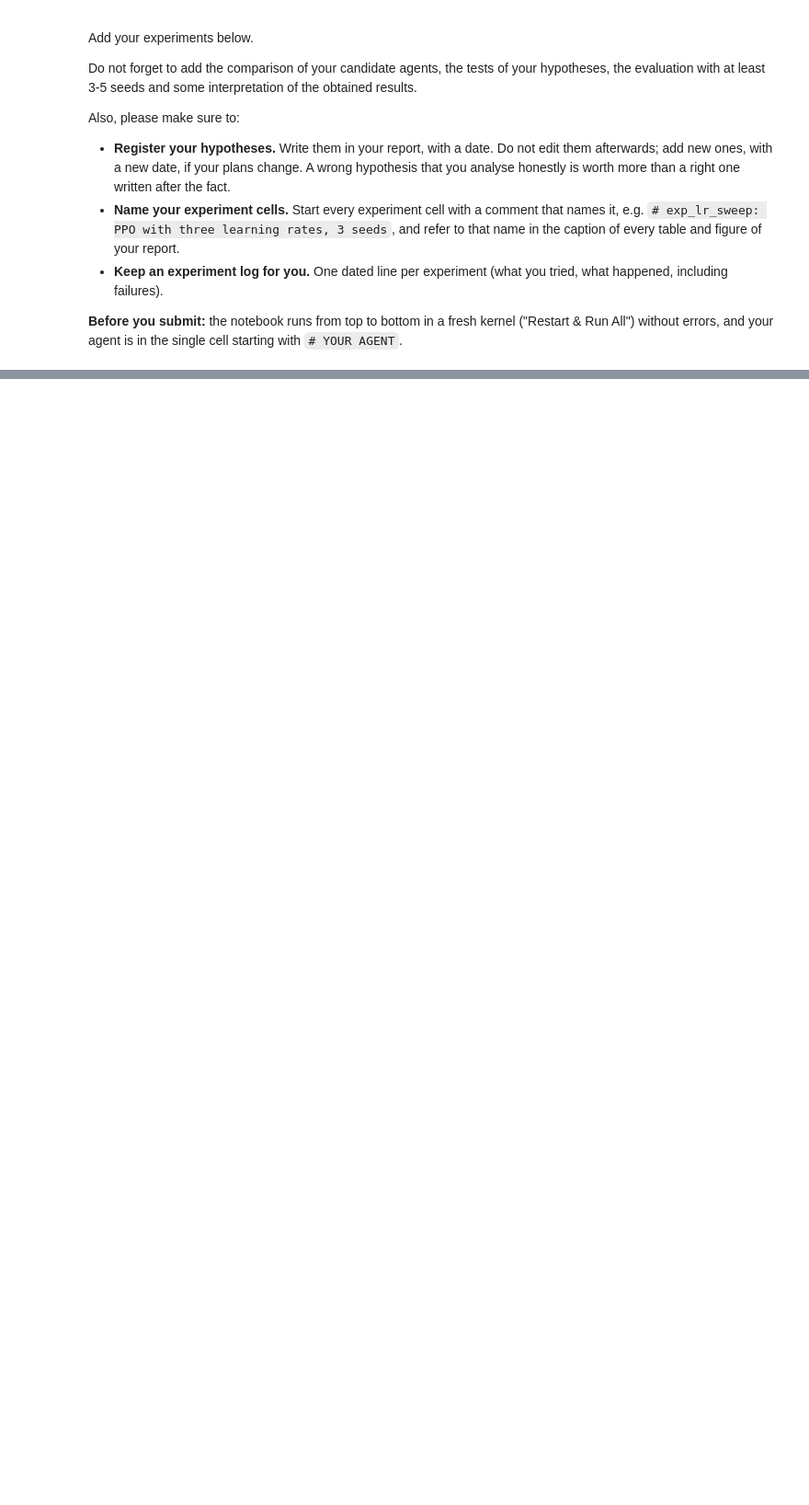
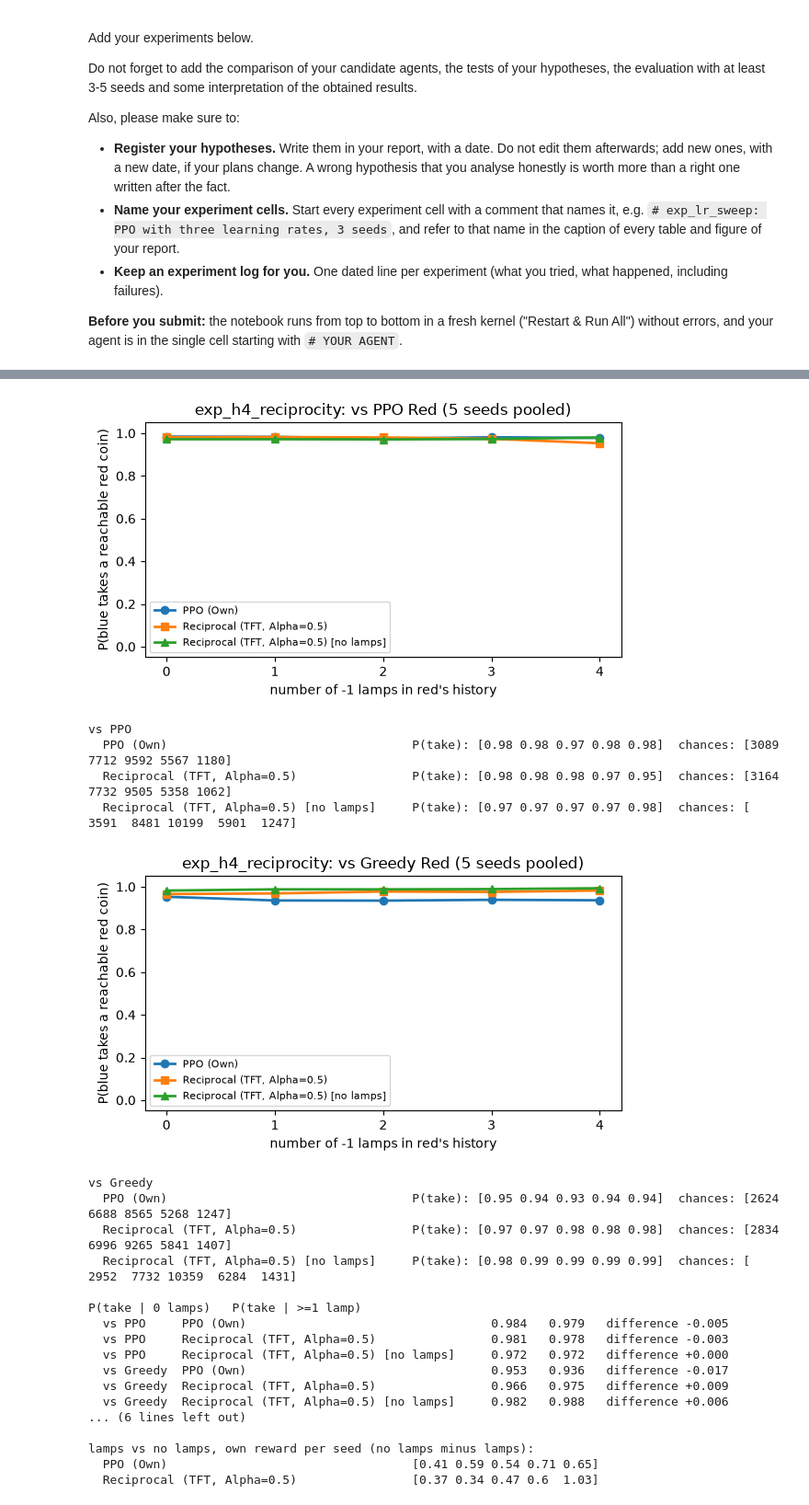
Before and after one commit to Bartva1/assignment1, a Jupyter notebook: Assignment1-baseline.ipynb, the cells around one changed output, grey strips where cells are left out. Shown at 92% size. Saved outputs shown, nothing was run; the diff lists cells and outputs as text; code cells hidden in the pictures; blank space fills up the shorter version.

```diff
--- a/Assignment1-baseline.ipynb
+++ b/Assignment1-baseline.ipynb
@@ -1133,0 +1247,54 @@ Reciprocal (TFT, Alpha=0.5)      blue takes red coin/ep:  5.28 | own-colour shar
+# %%
+# exp_h4_reciprocity: does Blue's P(take reachable red coin) depend on Red's -1 lamps?
+compare = ['PPO (Own)', tft, f'{tft} [no lamps]']
+for red in ['PPO', 'Greedy']:
+    curves = {a: pooled_reciprocity(store, a, red) for a in compare}
+    plot_reciprocity_curves(curves, f'exp_h4_reciprocity: vs {red} Red (5 seeds pooled)')
+    print(f'\nvs {red}')
+    for a, (p, n) in curves.items():
+        print(f'  {a:42s} P(take): {np.round(p, 2)}  chances: {n.astype(int)}')
+
+# the comparison H4 states: P(take | no -1 lamps) vs P(take | at least one -1 lamp)
+def p_split(agent, red):
+    p, n = pooled_reciprocity(store, agent, red)
+    takes = p * n
+    return takes[0] / n[0], takes[1:].sum() / n[1:].sum()
+
+print('\nP(take | 0 lamps)   P(take | >=1 lamp)')
+for red in ['PPO', 'Greedy']:
+    for a in compare:
+        p0, p1 = p_split(a, red)
+        print(f'  vs {red:7s} {a:42s} {p0:.3f}   {p1:.3f}   difference {p1 - p0:+.3f}')
+
+print('\nblue restraint (own-colour share of pickups), dev pool, mean over seeds:')
+for a in ['PPO (Own)', 'PPO (Welfare)', tft, f'{tft} [no lamps]']:
+    print(f'  {a:42s}', {red: round(float(dev[a][red]["own_share_blue"].mean()), 2) for red in dev[a]})
+
+print('\nlamps vs no lamps, own reward per seed (no lamps minus lamps):')
+for with_l, without_l in [('PPO (Own)', 'PPO (Own) [no lamps]'), (tft, f'{tft} [no lamps]')]:
+    d = pool_scores(dev[without_l], 'reward_blue') - pool_scores(dev[with_l], 'reward_blue')
+    print(f'  {with_l:42s} {d.round(2)}')
+# %% [output]
+[figure, added]
+vs PPO
+  PPO (Own)                                  P(take): [0.98 0.98 0.97 0.98 0.98]  chances: [3089 7712 9592 5567 1180]
+  Reciprocal (TFT, Alpha=0.5)                P(take): [0.98 0.98 0.98 0.97 0.95]  chances: [3164 7732 9505 5358 1062]
+  Reciprocal (TFT, Alpha=0.5) [no lamps]     P(take): [0.97 0.97 0.97 0.97 0.98]  chances: [ 3591  8481 10199  5901  1247]
+[figure, added]
+vs Greedy
+  PPO (Own)                                  P(take): [0.95 0.94 0.93 0.94 0.94]  chances: [2624 6688 8565 5268 1247]
+  Reciprocal (TFT, Alpha=0.5)                P(take): [0.97 0.97 0.98 0.98 0.98]  chances: [2834 6996 9265 5841 1407]
+  Reciprocal (TFT, Alpha=0.5) [no lamps]     P(take): [0.98 0.99 0.99 0.99 0.99]  chances: [ 2952  7732 10359  6284  1431]
+
+P(take | 0 lamps)   P(take | >=1 lamp)
+  vs PPO     PPO (Own)                                  0.984   0.979   difference -0.005
+  vs PPO     Reciprocal (TFT, Alpha=0.5)                0.981   0.978   difference -0.003
+  vs PPO     Reciprocal (TFT, Alpha=0.5) [no lamps]     0.972   0.972   difference +0.000
+  vs Greedy  PPO (Own)                                  0.953   0.936   difference -0.017
+  vs Greedy  Reciprocal (TFT, Alpha=0.5)                0.966   0.975   difference +0.009
+  vs Greedy  Reciprocal (TFT, Alpha=0.5) [no lamps]     0.982   0.988   difference +0.006
+... (6 lines left out)
+
+lamps vs no lamps, own reward per seed (no lamps minus lamps):
+  PPO (Own)                                  [0.41 0.59 0.54 0.71 0.65]
+  Reciprocal (TFT, Alpha=0.5)                [0.37 0.34 0.47 0.6  1.03]
```
Also changed, not shown: parts of 15 cells of this notebook.
